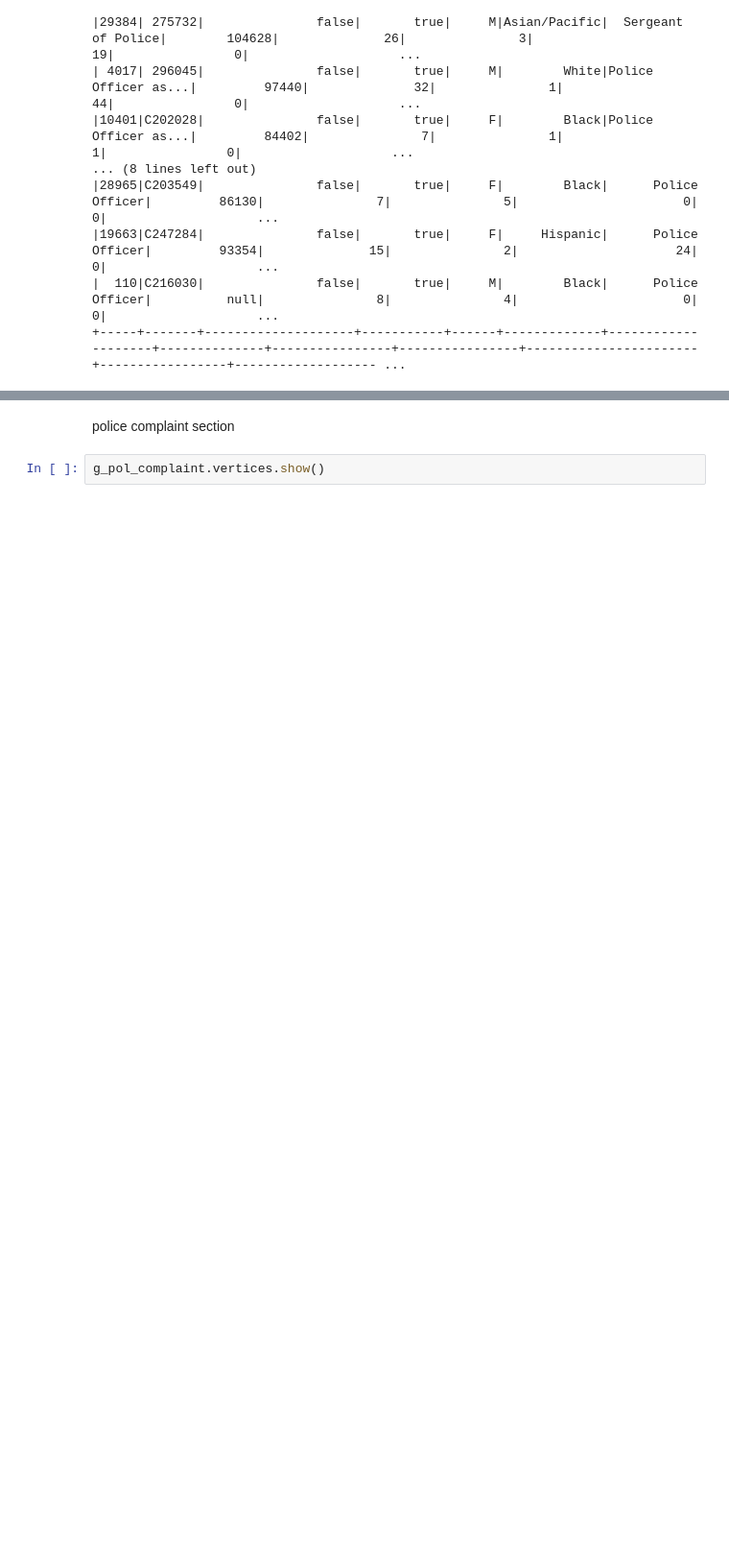
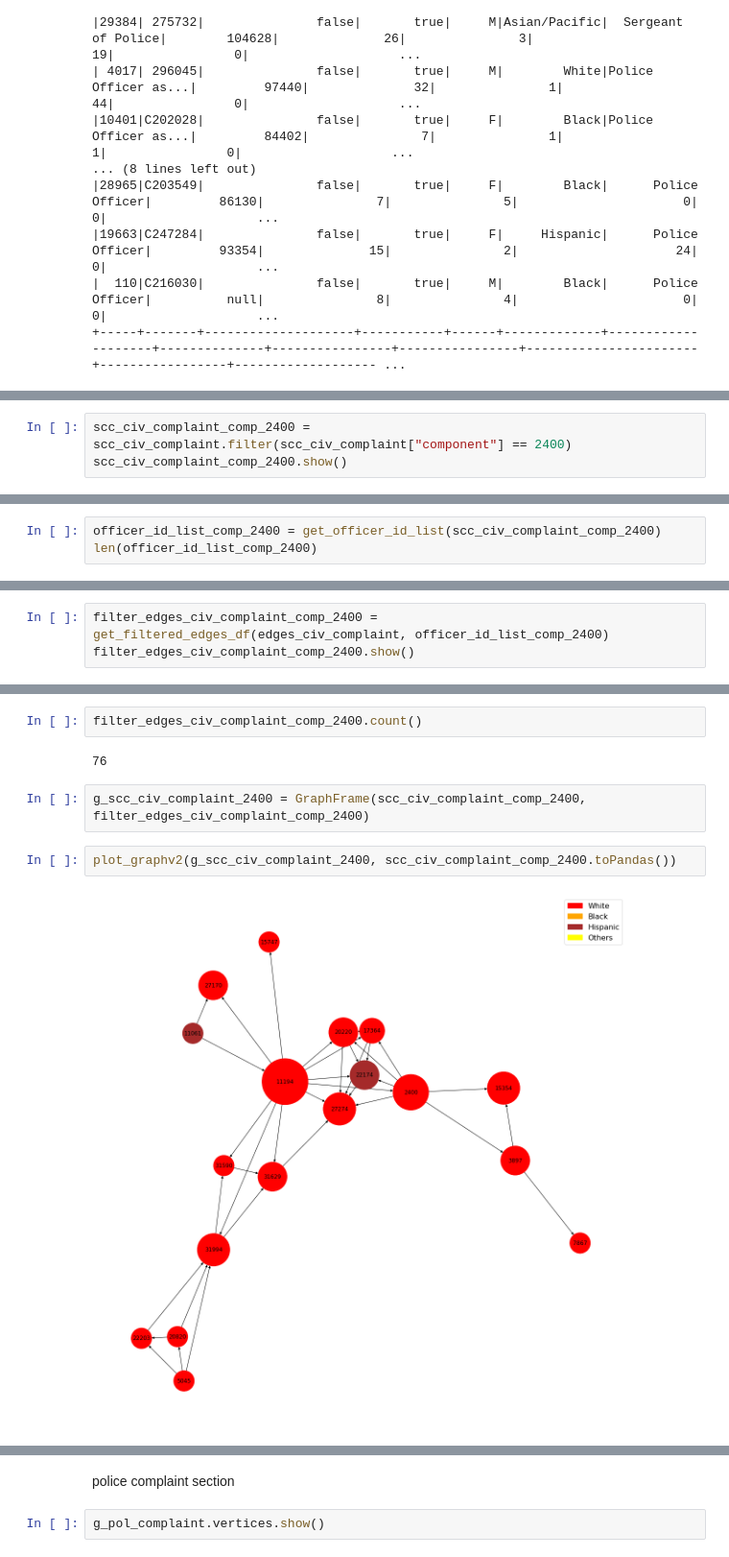
Before and after one commit to jacobkwat/The-Freedom-Donkeys, a Jupyter notebook: checkpoint-4/CP4_V2.ipynb, the cells around one changed output, grey strips where cells are left out. Shown at 96% size. Drawn from its saved outputs; the diff is of its cells as text; blank space fills up the shorter version.

```diff
--- a/checkpoint-4/CP4_V2.ipynb
+++ b/checkpoint-4/CP4_V2.ipynb
@@ -371,0 +429,3 @@ g_scc_civ_complaint_110.edges.count()
+# %%
+scc_civ_complaint_comp_2400 = scc_civ_complaint.filter(scc_civ_complaint["component"] == 2400)
+scc_civ_complaint_comp_2400.show()
@@ -371,0 +450,3 @@ g_scc_civ_complaint_110.edges.count()
+# %%
+officer_id_list_comp_2400 = get_officer_id_list(scc_civ_complaint_comp_2400)
+len(officer_id_list_comp_2400)
@@ -371,0 +455,3 @@ g_scc_civ_complaint_110.edges.count()
+# %%
+filter_edges_civ_complaint_comp_2400 = get_filtered_edges_df(edges_civ_complaint, officer_id_list_comp_2400)
+filter_edges_civ_complaint_comp_2400.show()
@@ -371,0 +476,10 @@ g_scc_civ_complaint_110.edges.count()
+# %%
+filter_edges_civ_complaint_comp_2400.count()
+# %% [output]
+76
+# %%
+g_scc_civ_complaint_2400 = GraphFrame(scc_civ_complaint_comp_2400, filter_edges_civ_complaint_comp_2400)
+# %%
+plot_graphv2(g_scc_civ_complaint_2400, scc_civ_complaint_comp_2400.toPandas())
+# %% [output]
+[figure, added]
```
Also changed, not shown: parts of 14 cells of this notebook.
